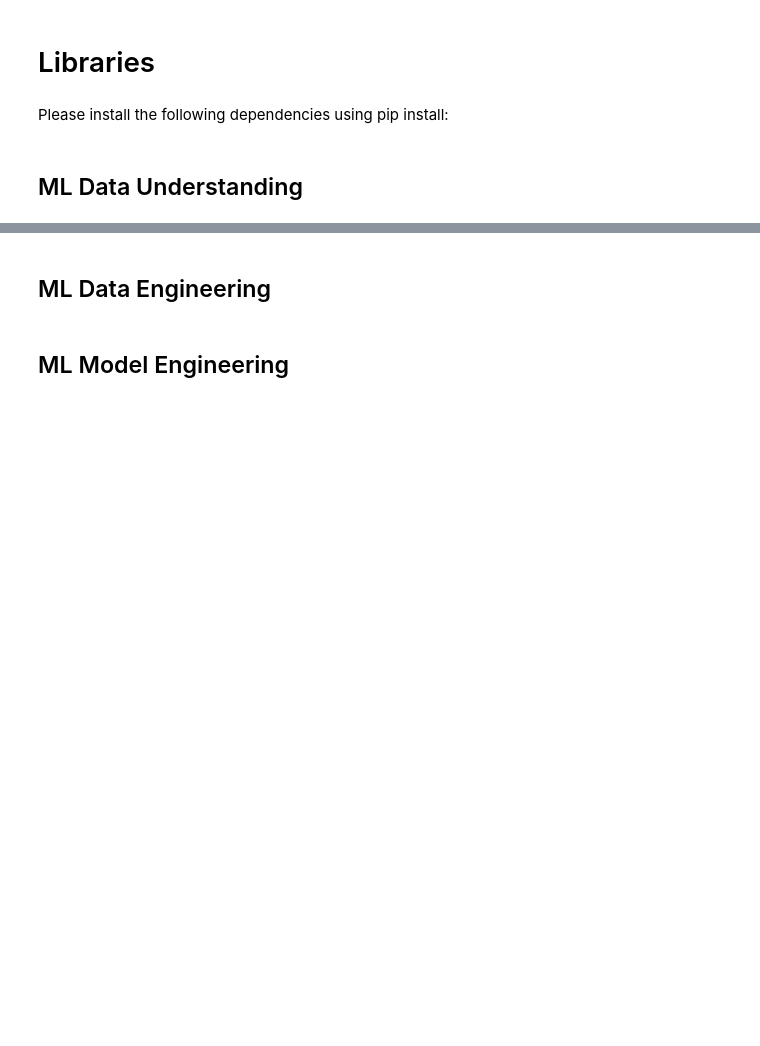
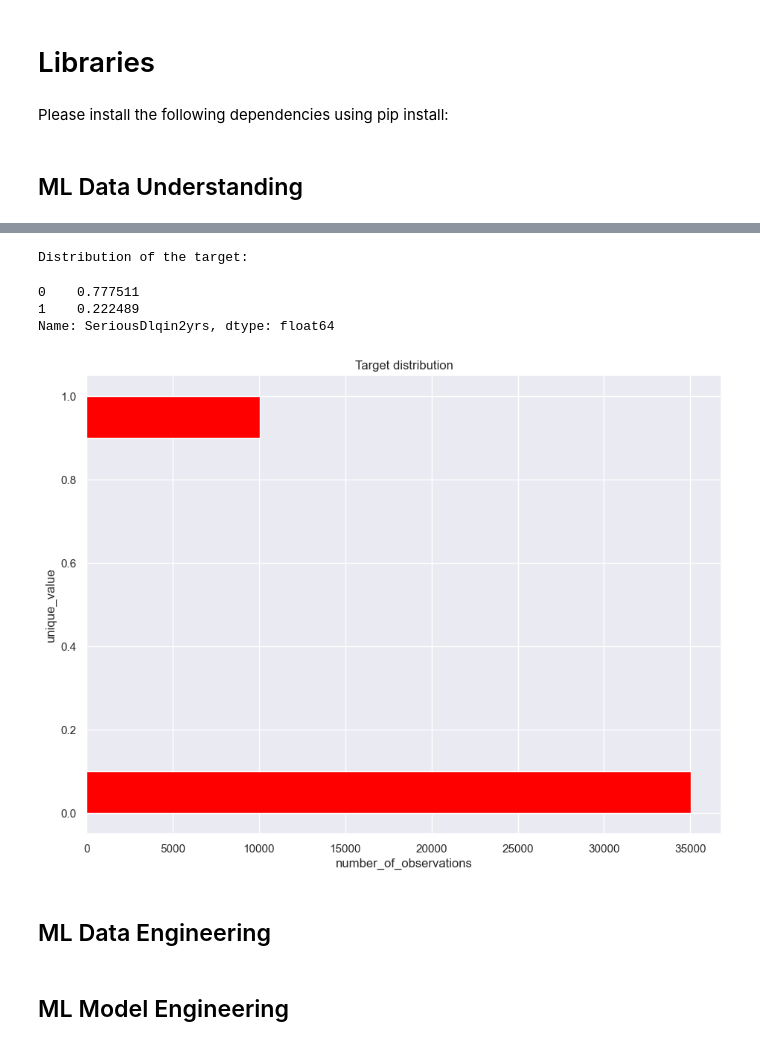
Before and after one commit to jjmartegarcia/machinelearning, a Jupyter notebook: excercises/LogisticRegression/CreditScoring.ipynb, the cells around one changed output, grey strips where cells are left out. Cells and saved outputs as stored; diff of their text form; code cells hidden in the pictures; blank space fills up the shorter version.

```diff
--- a/excercises/LogisticRegression/CreditScoring.ipynb
+++ b/excercises/LogisticRegression/CreditScoring.ipynb
@@ -11,5 +23,29 @@
 # Libraries
 # %% [markdown]
 Please install the following dependencies using pip install:
+# %%
+import warnings
+import numpy as np
+import pandas as pd
+import matplotlib.pyplot as plt
+import seaborn as sns
+from matplotlib import rcParams
+from sklearn.linear_model import LogisticRegression
+from sklearn.model_selection import GridSearchCV, StratifiedKFold
+from sklearn.preprocessing import StandardScaler
+
+# Visualize data within the notebook.
+%matplotlib inline
+
+# Disable warnings in Anaconda
+warnings.filterwarnings("ignore")
+
+# Use default settings for plotting.
+sns.set()
+
+# Set the  default figure plot size.
+rcParams["figure.figsize"] = 11, 8
 # %% [markdown]
 ## ML Data Understanding
+# %%
+df = pd.read_csv("credit_scoring_sample.csv", sep=";")
@@ -16,2 +68,17 @@ Please install the following dependencies using pip install:
+# %%
+# Check the class balance.
+ax = df["SeriousDlqin2yrs"].hist(orientation="horizontal", color="red")
+ax.set_xlabel("number_of_observations")
+ax.set_ylabel("unique_value")
+ax.set_title("Target distribution")
+
+print("Distribution of the target:")
+df["SeriousDlqin2yrs"].value_counts() / df.shape[0]
+# %% [output]
+Distribution of the target:
+0    0.777511
+1    0.222489
+Name: SeriousDlqin2yrs, dtype: float64
+[figure, added]
 # %% [markdown]
 ## ML Data Engineering
```
Also changed, not shown: parts of 19 cells of this notebook, 1 other file.
